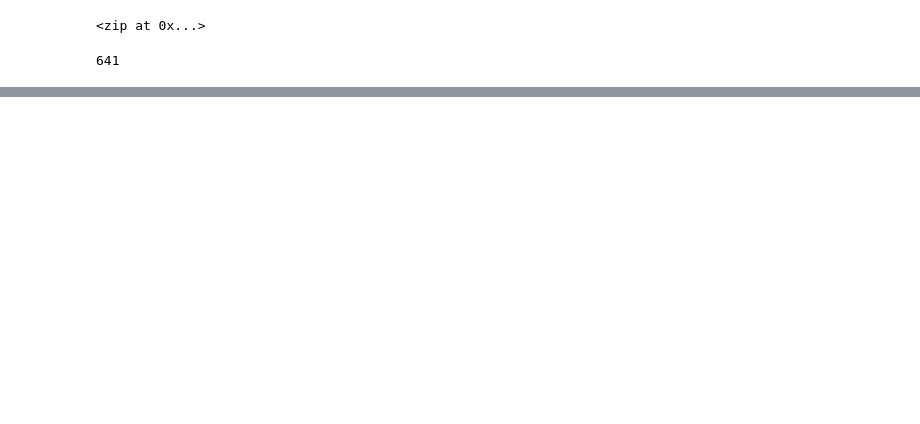
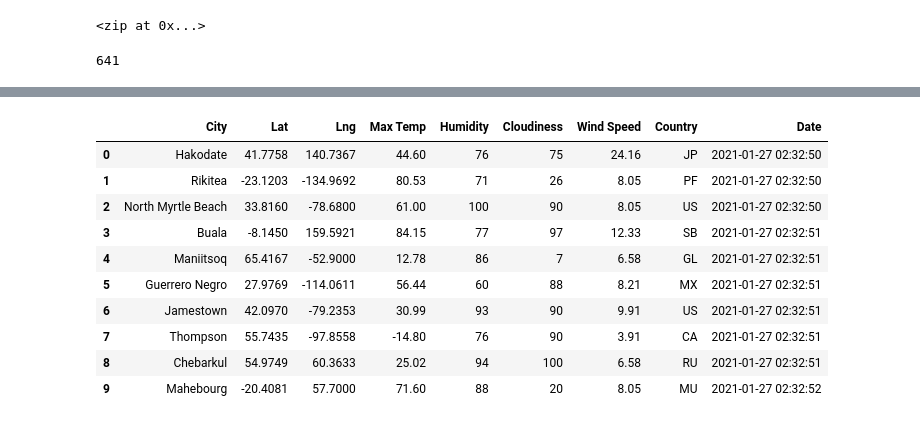
Before and after one commit to ParkerRHiggins/World_Weather_Analysis, a Jupyter notebook: WeatherPy.ipynb, the cells around one changed output, grey strips where cells are left out. Cells and saved outputs as stored; diff of their text form; code cells hidden in the pictures; blank space fills up the shorter version.

```diff
--- a/WeatherPy.ipynb
+++ b/WeatherPy.ipynb
@@ -33,0 +40,3 @@ len(cities)
+# %%
+url = "http://api.openweathermap.org/data/2.5/weather?units=Imperial&APPID=" + weather_api_key
+print(url)
@@ -33,0 +126,16 @@ len(cities)
+# %%
+# Convert the array of dictionaries to a Pandas DataFrame.
+city_data_df = pd.DataFrame(city_data)
+city_data_df.head(10)
+# %% [output]
+|  | City | Lat | Lng | Max Temp | Humidity | Cloudiness | Wind Speed | Country | Date |
+| 0 | Hakodate | 41.7758 | 140.7367 | 44.60 | 76 | 75 | 24.16 | JP | 2021-01-27 02:32:50 |
+| 1 | Rikitea | -23.1203 | -134.9692 | 80.53 | 71 | 26 | 8.05 | PF | 2021-01-27 02:32:50 |
+| 2 | North Myrtle Beach | 33.8160 | -78.6800 | 61.00 | 100 | 90 | 8.05 | US | 2021-01-27 02:32:50 |
+| 3 | Buala | -8.1450 | 159.5921 | 84.15 | 77 | 97 | 12.33 | SB | 2021-01-27 02:32:51 |
+| 4 | Maniitsoq | 65.4167 | -52.9000 | 12.78 | 86 | 7 | 6.58 | GL | 2021-01-27 02:32:51 |
+| 5 | Guerrero Negro | 27.9769 | -114.0611 | 56.44 | 60 | 88 | 8.21 | MX | 2021-01-27 02:32:51 |
+| 6 | Jamestown | 42.0970 | -79.2353 | 30.99 | 93 | 90 | 9.91 | US | 2021-01-27 02:32:51 |
+| 7 | Thompson | 55.7435 | -97.8558 | -14.80 | 76 | 90 | 3.91 | CA | 2021-01-27 02:32:51 |
+| 8 | Chebarkul | 54.9749 | 60.3633 | 25.02 | 94 | 100 | 6.58 | RU | 2021-01-27 02:32:51 |
+| 9 | Mahebourg | -20.4081 | 57.7000 | 71.60 | 88 | 20 | 8.05 | MU | 2021-01-27 02:32:52 |
```
Also changed, not shown: parts of 6 cells of this notebook, 3 other files.
